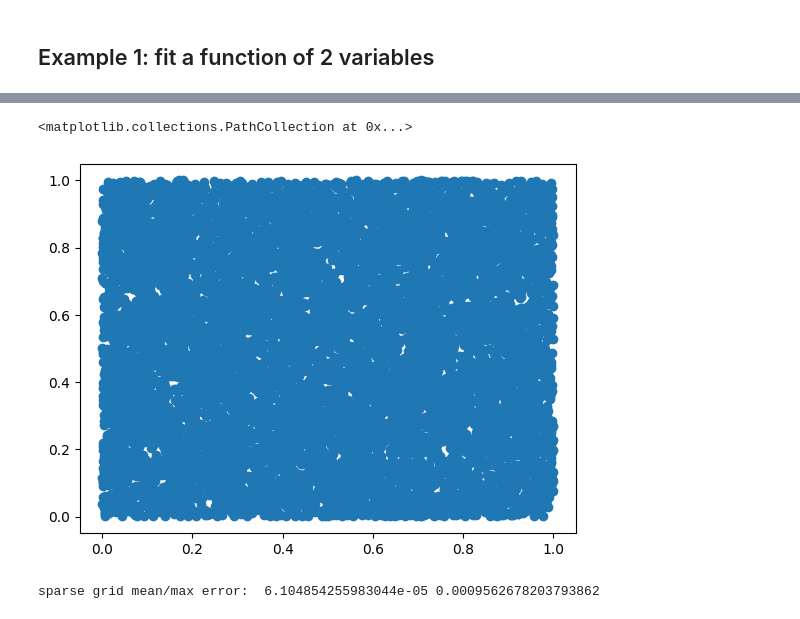
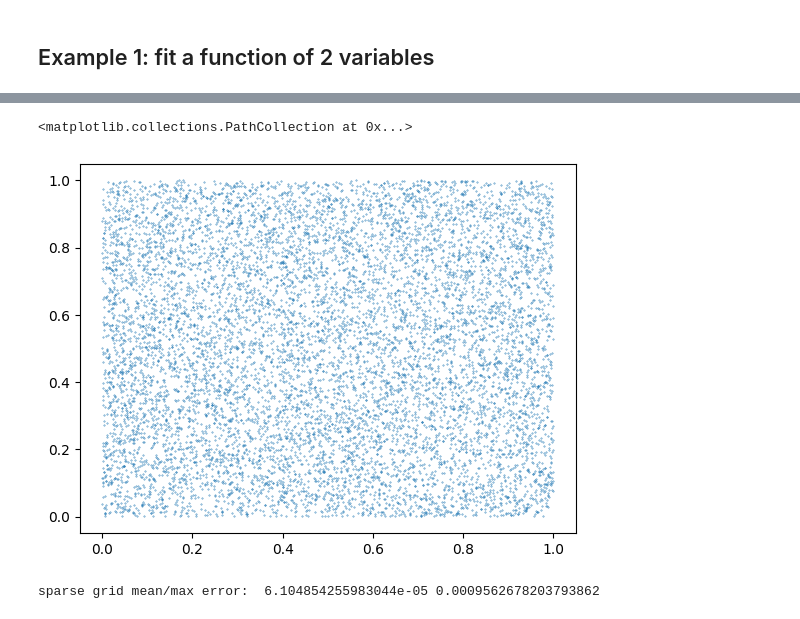
Before and after one commit to rnburn/bbai, a Jupyter notebook: example/13-sparse-grid.ipynb, the cells around one changed output, grey strips where cells are left out. Saved outputs shown, nothing was run; the diff lists cells and outputs as text; code cells hidden in the pictures.

```diff
--- a/example/13-sparse-grid.ipynb
+++ b/example/13-sparse-grid.ipynb
@@ -39,11 +65,12 @@ num points = 1794
 # %%
 # Test the accuracy of the approximation at randomly distributed points
+np.random.seed(0)
 N = 10000
 X = np.random.uniform(size=(N, 2))
-plt.scatter(X[:,0], X[:, 1])
+plt.scatter(X[:,0], X[:, 1], s=0.1)
 # %% [output]
 <matplotlib.collections.PathCollection at 0x...>
-[figure, old version]
+[figure, new version]
 # %%
 f_true = f(X[:,0], X[:, 1])
 f_approx = interp.evaluate(X[:,0], X[:,1])
```
Also changed, not shown: parts of 26 cells of this notebook.
